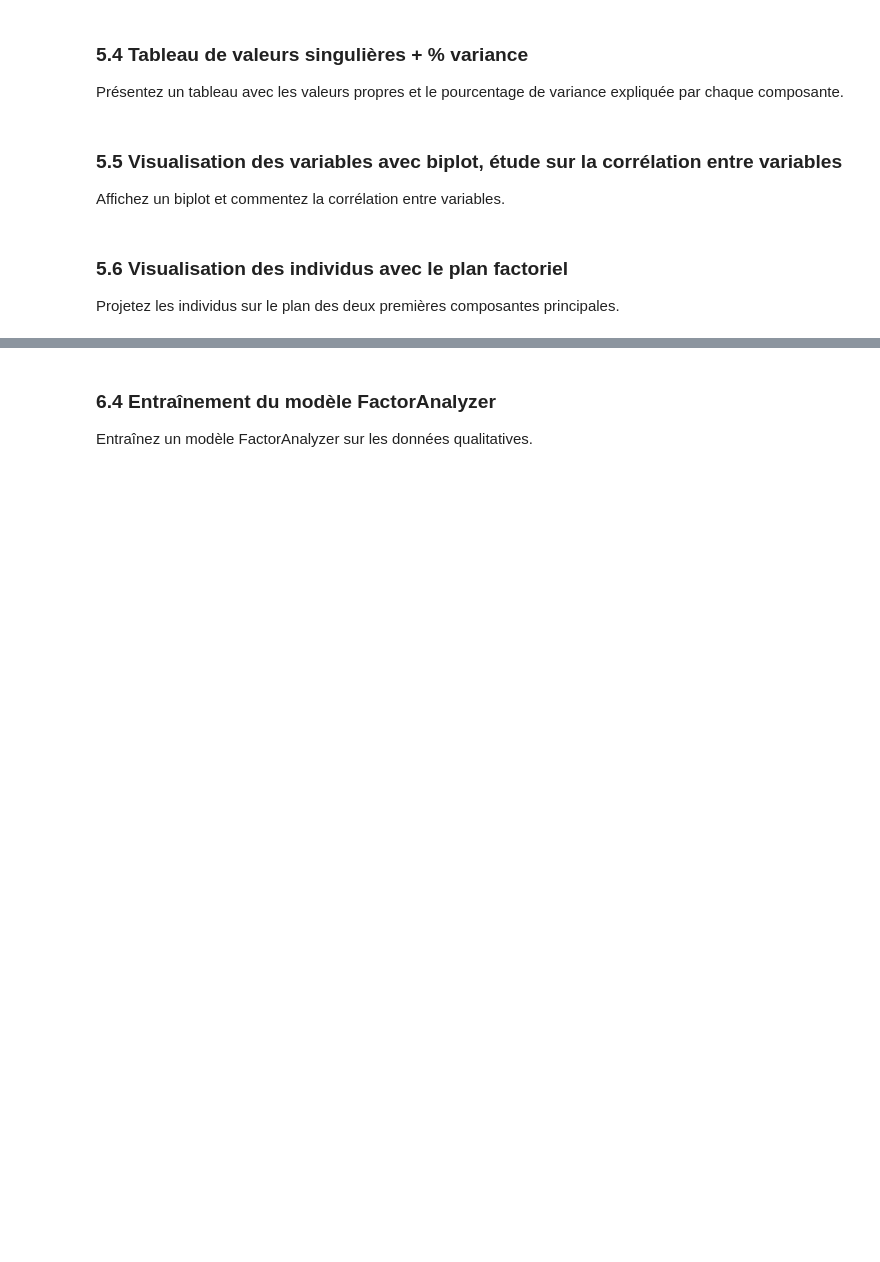
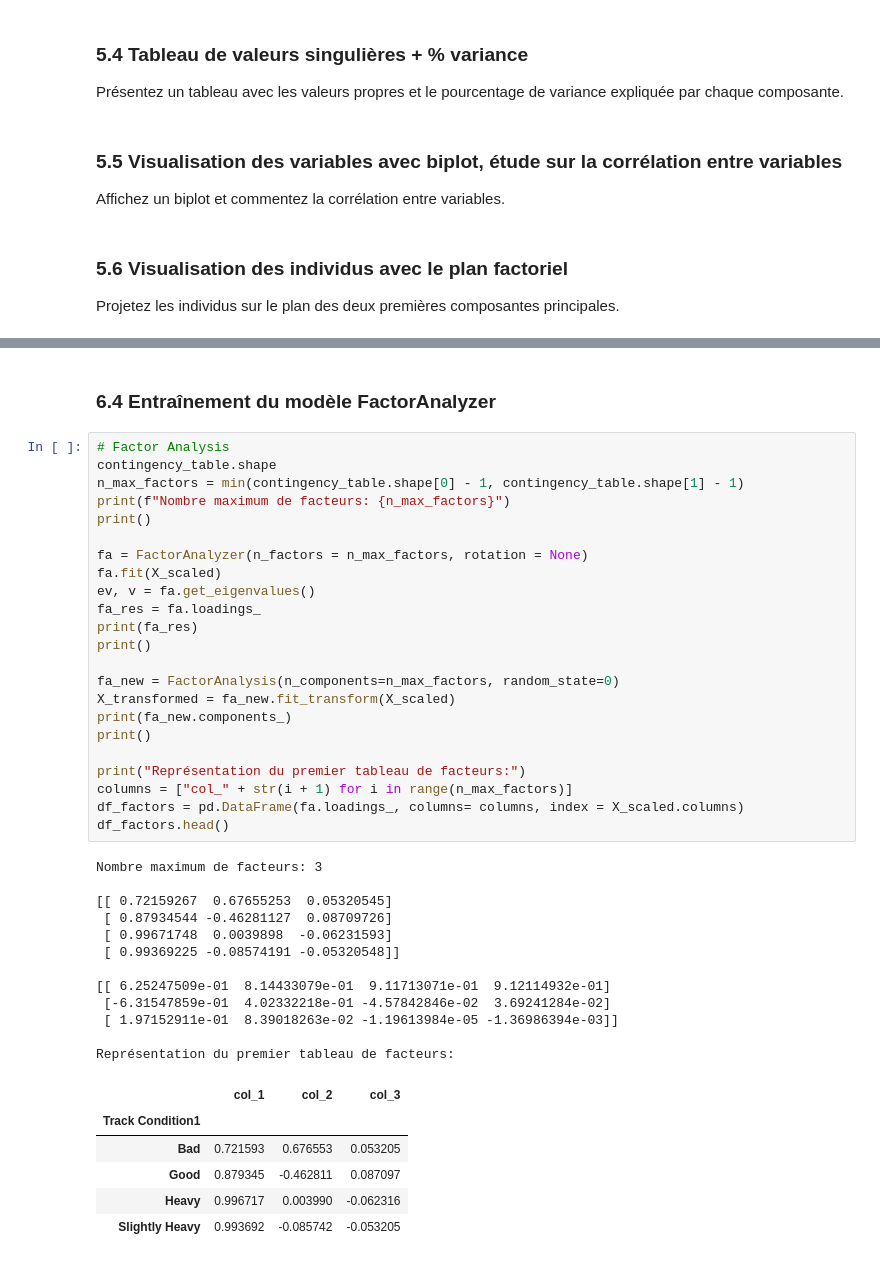
Before and after one commit to Arcthuruss/Glue-factory-analysis, a Jupyter notebook: Glue-Factory-Analysis.ipynb, the cells around one changed output, grey strips where cells are left out. Drawn from its saved outputs; the diff is of its cells as text; blank space fills up the shorter version.

```diff
--- a/Glue-Factory-Analysis.ipynb
+++ b/Glue-Factory-Analysis.ipynb
@@ -260,4 +305,44 @@ Expliquez la standardisation pour l'AFC/AMC si nécessaire.
 # %% [markdown]
 ### 6.4 Entraînement du modèle FactorAnalyzer
-
-Entraînez un modèle FactorAnalyzer sur les données qualitatives.
+# %%
+# Factor Analysis
+contingency_table.shape
+n_max_factors = min(contingency_table.shape[0] - 1, contingency_table.shape[1] - 1)
+print(f"Nombre maximum de facteurs: {n_max_factors}")
+print()
+
+fa = FactorAnalyzer(n_factors = n_max_factors, rotation = None)
+fa.fit(X_scaled)
+ev, v = fa.get_eigenvalues()
+fa_res = fa.loadings_
+print(fa_res)
+print()
+
+fa_new = FactorAnalysis(n_components=n_max_factors, random_state=0)
+X_transformed = fa_new.fit_transform(X_scaled)
+print(fa_new.components_)
+print()
+
+print("Représentation du premier tableau de facteurs:")
+columns = ["col_" + str(i + 1) for i in range(n_max_factors)]
+df_factors = pd.DataFrame(fa.loadings_, columns= columns, index = X_scaled.columns)
+df_factors.head()
+# %% [output]
+Nombre maximum de facteurs: 3
+
+[[ 0.72159267  0.67655253  0.05320545]
+ [ 0.87934544 -0.46281127  0.08709726]
+ [ 0.99671748  0.0039898  -0.06231593]
+ [ 0.99369225 -0.08574191 -0.05320548]]
+
+[[ 6.25247509e-01  8.14433079e-01  9.11713071e-01  9.12114932e-01]
+ [-6.31547859e-01  4.02332218e-01 -4.57842846e-02  3.69241284e-02]
+ [ 1.97152911e-01  8.39018263e-02 -1.19613984e-05 -1.36986394e-03]]
+
+Représentation du premier tableau de facteurs:
+|  | col_1 | col_2 | col_3 |
+| Track Condition1 |  |  |  |
+| Bad | 0.721593 | 0.676553 | 0.053205 |
+| Good | 0.879345 | -0.462811 | 0.087097 |
+| Heavy | 0.996717 | 0.003990 | -0.062316 |
+| Slightly Heavy | 0.993692 | -0.085742 | -0.053205 |
```
Also changed, not shown: parts of 17 cells of this notebook, 1 other file.
